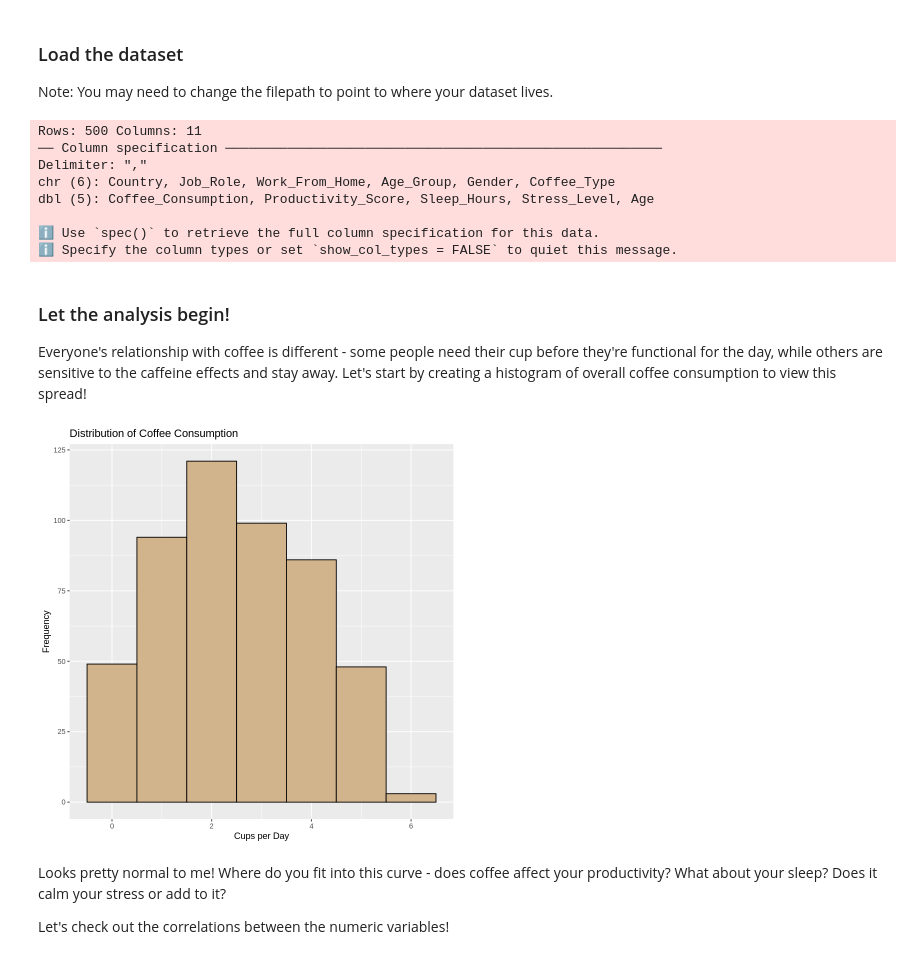
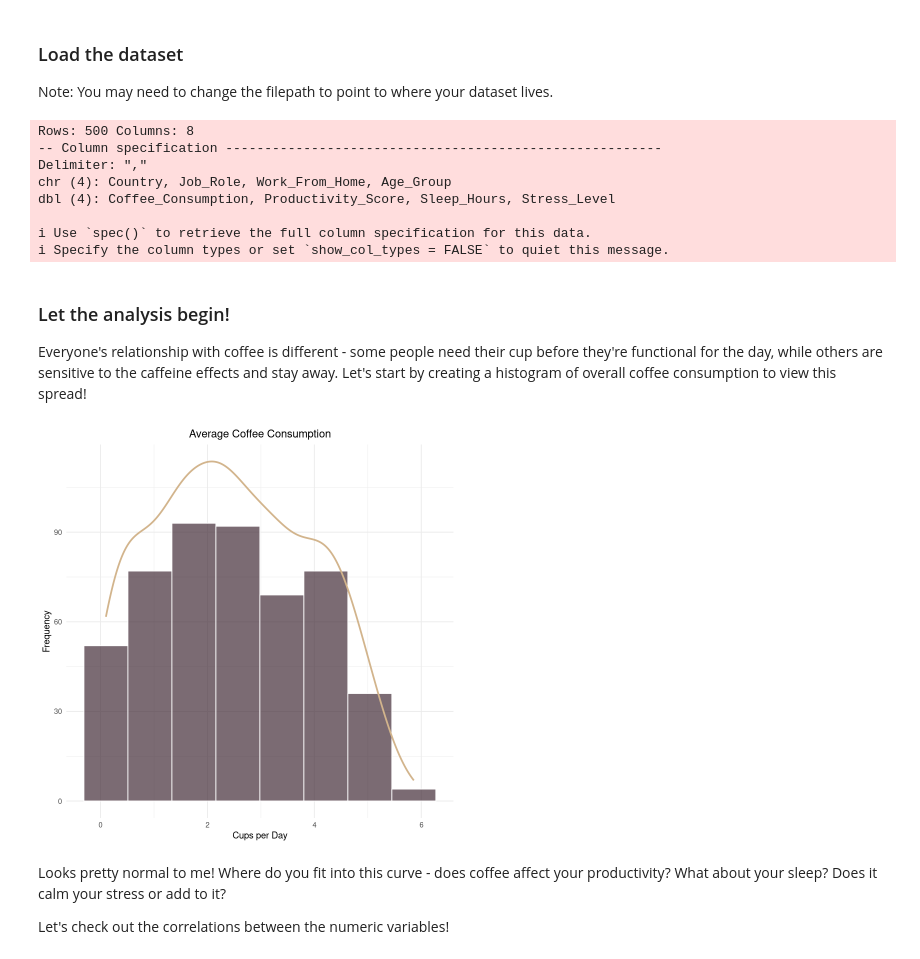
Before and after one commit to rachelnisbet/Educate2025_Coffee, a Jupyter notebook: coffee_comparison_R.ipynb, the cells around one changed output. Drawn from its saved outputs; the diff is of its cells as text; code cells hidden in the pictures.

```diff
--- a/coffee_comparison_R.ipynb
+++ b/coffee_comparison_R.ipynb
@@ -17,26 +37,30 @@ Error:
 ### Load the dataset
 Note: You may need to change the filepath to point to where your dataset lives.
 # %%
-df <- read_csv("~/Educate2025_Coffee/final_global_coffee_productivity_enhanced.csv")
+df <- read_csv("/workspaces/myfolder/Educate2025_Coffee/global_coffee_productivity.csv")
 # %% [output]
-Rows: 500 Columns: 11
-── Column specification ────────────────────────────────────────────────────────
+Rows: 500 Columns: 8
+-- Column specification --------------------------------------------------------
 Delimiter: ","
-chr (6): Country, Job_Role, Work_From_Home, Age_Group, Gender, Coffee_Type
-dbl (5): Coffee_Consumption, Productivity_Score, Sleep_Hours, Stress_Level, Age
+chr (4): Country, Job_Role, Work_From_Home, Age_Group
+dbl (4): Coffee_Consumption, Productivity_Score, Sleep_Hours, Stress_Level
 
-ℹ Use `spec()` to retrieve the full column specification for this data.
-ℹ Specify the column types or set `show_col_types = FALSE` to quiet this message.
+i Use `spec()` to retrieve the full column specification for this data.
+i Specify the column types or set `show_col_types = FALSE` to quiet this message.
 # %% [markdown]
 ### Let the analysis begin!
 Everyone's relationship with coffee is different - some people need their cup before they're functional for the day, while others are sensitive to the caffeine effects and stay away. Let's start by creating a histogram of overall coffee consumption to view this spread!
 # %%
 ggplot(df, aes(x = Coffee_Consumption)) +
-  geom_histogram(binwidth = 1, fill = "tan", color = "black") +
-  labs(title = "Distribution of Coffee Consumption",
-       x = "Cups per Day", y = "Frequency")
+  geom_histogram(bins = 8, fill = "#432b37", color = "white", alpha = 0.7) +
+  geom_density(aes(y = ..count..), color = "tan", size=1) +
+  labs(title = "Average Coffee Consumption",
+       x = "Cups per Day",
+       y = "Frequency") +
+  theme_minimal() +
+  theme(plot.title = element_text(hjust = 0.5))
 # %% [output]
-[figure, old version]
+[figure, new version]
 # %% [markdown]
 Looks pretty normal to me! Where do you fit into this curve - does coffee affect your productivity? What about your sleep? Does it calm your stress or add to it?
 
```
Also changed, not shown: parts of 14 cells of this notebook, 2 other files.
